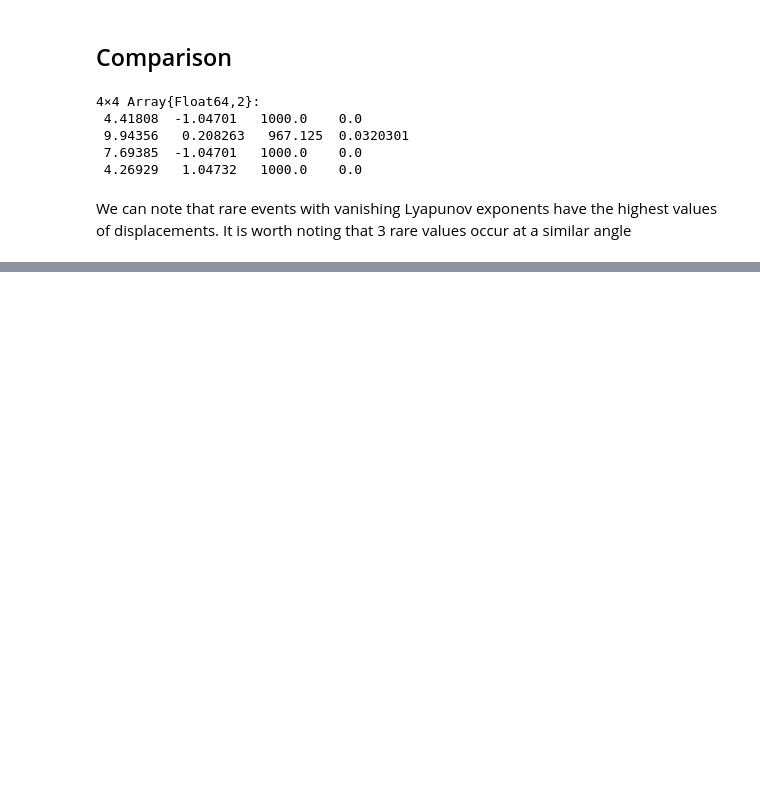
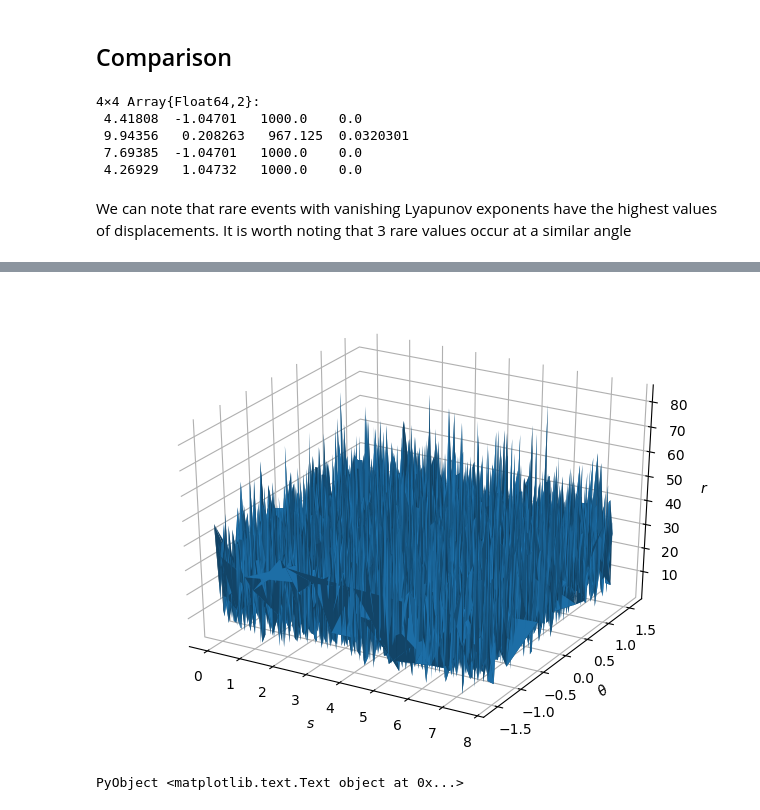
Before and after one commit to dapias/LorentzTesting2d, a Jupyter notebook: notebooks/BirkhoffCoordinates.ipynb, the cells around one changed output, grey strips where cells are left out. Saved outputs shown, nothing was run; the diff lists cells and outputs as text; code cells hidden in the pictures; blank space fills up the shorter version.

```diff
--- a/notebooks/BirkhoffCoordinates.ipynb
+++ b/notebooks/BirkhoffCoordinates.ipynb
@@ -137,0 +175,17 @@ highest values of displacements. It is worth noting that 3 rare values occur at
+# %%
+## Density
+
+fig = plt[:figure]()
+ax = fig[:add_subplot](111, projection="3d")
+surf = ax[:plot_trisurf](x,y,distances)
+fig[:tight_layout]()
+ax[:w_xaxis][:set_pane_color]((1.0, 1.0, 1.0, 1.0))
+ax[:w_yaxis][:set_pane_color]((1.0, 1.0, 1.0, 1.0))
+ax[:w_zaxis][:set_pane_color]((1.0, 1.0, 1.0, 1.0))
+
+ax[:set_xlabel](L"$s$")
+ax[:set_ylabel](L"$\theta$")
+ax[:set_zlabel](L"$r$")
+# %% [output]
+[figure, added]
+PyObject <matplotlib.text.Text object at 0x...>
```
Also changed, not shown: parts of 17 cells of this notebook.
